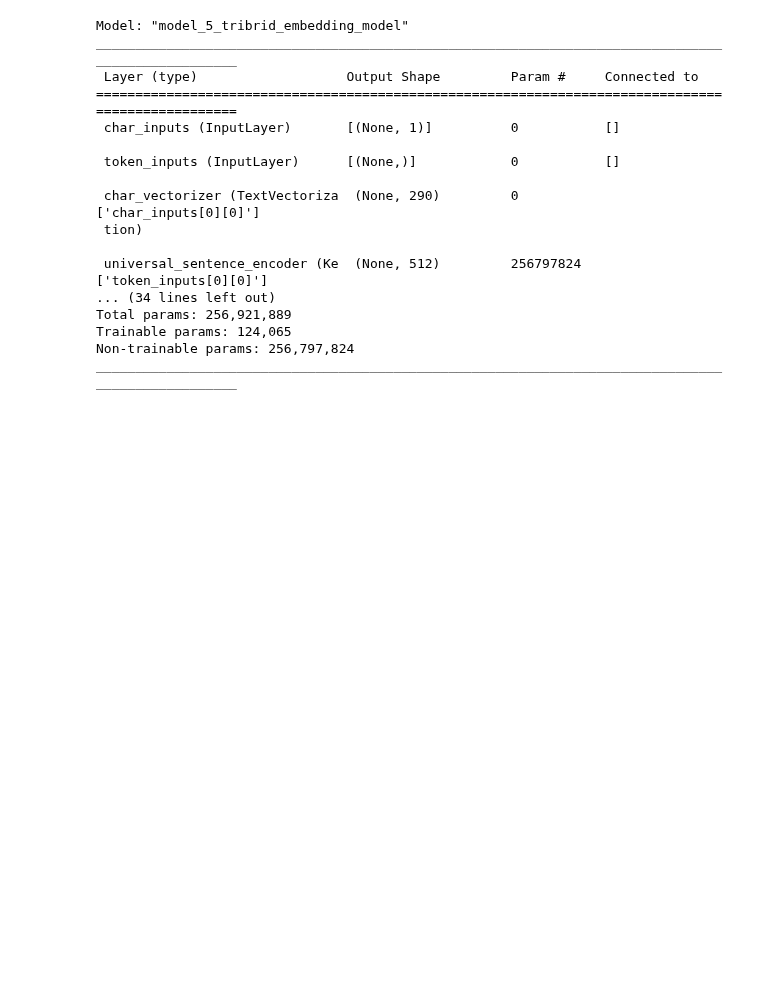
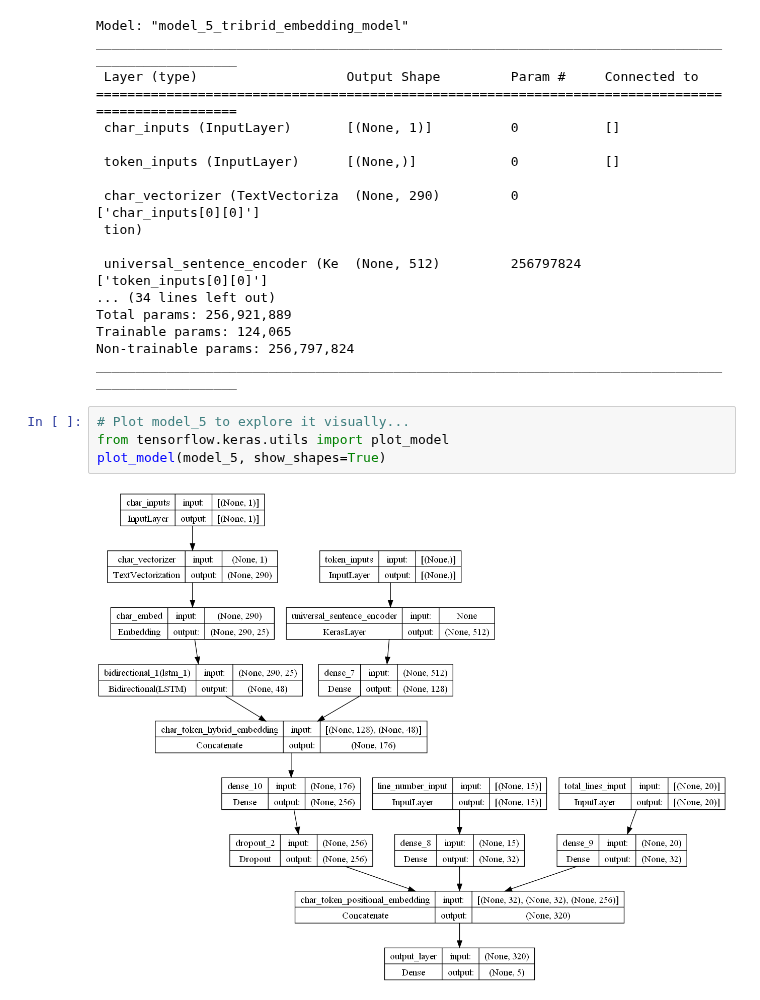
Before and after one commit to harshd23/Paper_Peek, a Jupyter notebook: Paper_Peek.ipynb, the cells around one changed output. Cells and saved outputs as stored; diff of their text form; blank space fills up the shorter version.

Commit message:
Added: Plot & Visualize architecture of Model_5

```diff
--- a/Paper_Peek.ipynb
+++ b/Paper_Peek.ipynb
@@ -1362,3 +1362,9 @@ Total params: 256,921,889
 Trainable params: 124,065
 Non-trainable params: 256,797,824
 __________________________________________________________________________________________________
+# %%
+# Plot model_5 to explore it visually...
+from tensorflow.keras.utils import plot_model
+plot_model(model_5, show_shapes=True)
+# %% [output]
+[figure, added]
```
Also changed, not shown: parts of 2 cells of this notebook.
